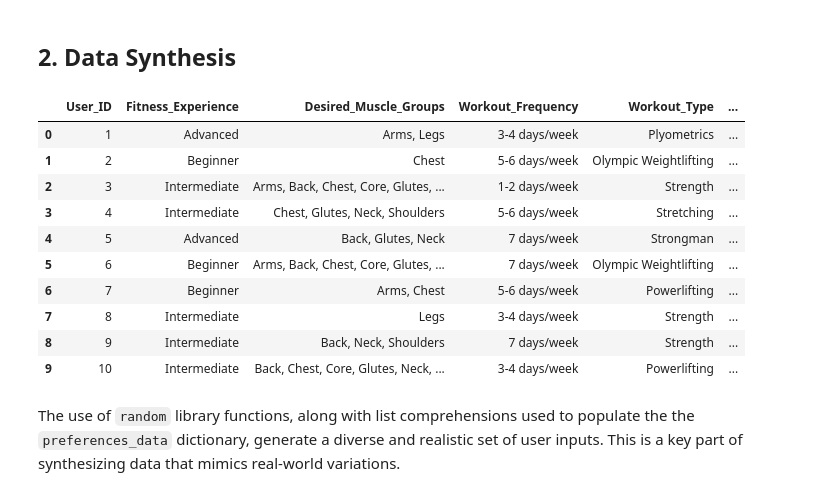
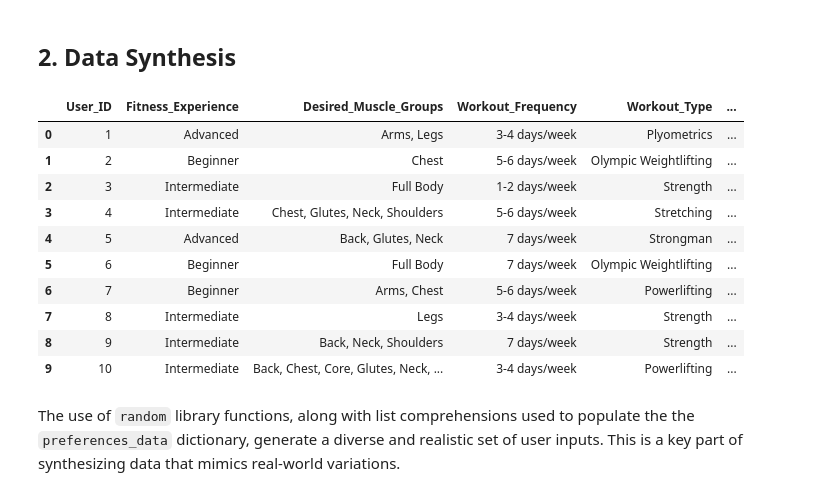
Before and after one commit to tarsus-lam/FitPlanner, a Jupyter notebook: ipynb/generate_mock_user_inputs.ipynb, the cells around one changed output. Drawn from its saved outputs; the diff is of its cells as text; code cells hidden in the pictures.

```diff
--- a/ipynb/generate_mock_user_inputs.ipynb
+++ b/ipynb/generate_mock_user_inputs.ipynb
@@ -39,7 +39,10 @@ num_samples = 100000  # Number of samples for the dataset
 
 # Function to randomly select up to 7 muscle groups
 def random_muscle_groups():
-    return ", ".join(sorted(sample(muscle_groups, randint(1, 8))))
+    muscles = ", ".join(sorted(sample(muscle_groups, randint(1, 8))))
+    if muscles == "Arms, Back, Chest, Core, Glutes, Legs, Neck, Shoulders":
+        return "Full Body"
+    return muscles
 
 def generate_balanced_equipment_combinations(equipment, num_samples):
     # Generate all possible non-empty combinations of equipment
@@ -65,37 +68,37 @@ def generate_balanced_equipment_combinations(equipment, num_samples):
 
     # Shuffle the final list
     shuffle(equipment_list)
 
     # Convert tuple combinations to comma-separated strings and handle 'No Preference'
     final_equipment_list = [
         ", ".join(sorted(combo)) if len(combo) < len(equipment) else 'No Preference'
         for combo in equipment_list
     ]
 
     return final_equipment_list
 
 # Create dictionary of randomly generated data
 preferences_data = {
     "User_ID": range(1, num_samples + 1),
     "Fitness_Experience": [choice(fitness_experience_levels) for _ in range(num_samples)],
     "Desired_Muscle_Groups": [random_muscle_groups() for _ in range(num_samples)],
     "Workout_Frequency": [choice(workout_frequency) for _ in range(num_samples)],
     "Workout_Type": [choice(workout_type) for _ in range(num_samples)],
     "Available_Equipment": generate_balanced_equipment_combinations(equipment, num_samples)
 }
 
 # Create a DataFrame with the data
 user_input_data = pd.DataFrame(preferences_data)
 # user_input_data.to_csv("../data/mock_user_inputs.csv", index = False)
 user_input_data.head(10)
 # %% [output]
 |  | User_ID | Fitness_Experience | Desired_Muscle_Groups | Workout_Frequency | Workout_Type | ... |
 | 0 | 1 | Advanced | Arms, Legs | 3-4 days/week | Plyometrics | ... |
 | 1 | 2 | Beginner | Chest | 5-6 days/week | Olympic Weightlifting | ... |
-| 2 | 3 | Intermediate | Arms, Back, Chest, Core, Glutes, ... | 1-2 days/week | Strength | ... |
+| 2 | 3 | Intermediate | Full Body | 1-2 days/week | Strength | ... |
 | 3 | 4 | Intermediate | Chest, Glutes, Neck, Shoulders | 5-6 days/week | Stretching | ... |
 | 4 | 5 | Advanced | Back, Glutes, Neck | 7 days/week | Strongman | ... |
-| 5 | 6 | Beginner | Arms, Back, Chest, Core, Glutes, ... | 7 days/week | Olympic Weightlifting | ... |
+| 5 | 6 | Beginner | Full Body | 7 days/week | Olympic Weightlifting | ... |
 | 6 | 7 | Beginner | Arms, Chest | 5-6 days/week | Powerlifting | ... |
 | 7 | 8 | Intermediate | Legs | 3-4 days/week | Strength | ... |
 | 8 | 9 | Intermediate | Back, Neck, Shoulders | 7 days/week | Strength | ... |
```
Also changed, not shown: parts of 1 cell of this notebook.
